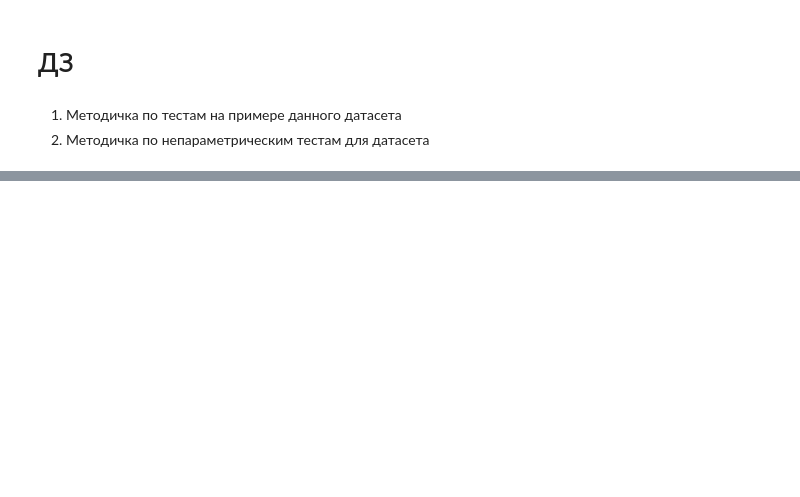
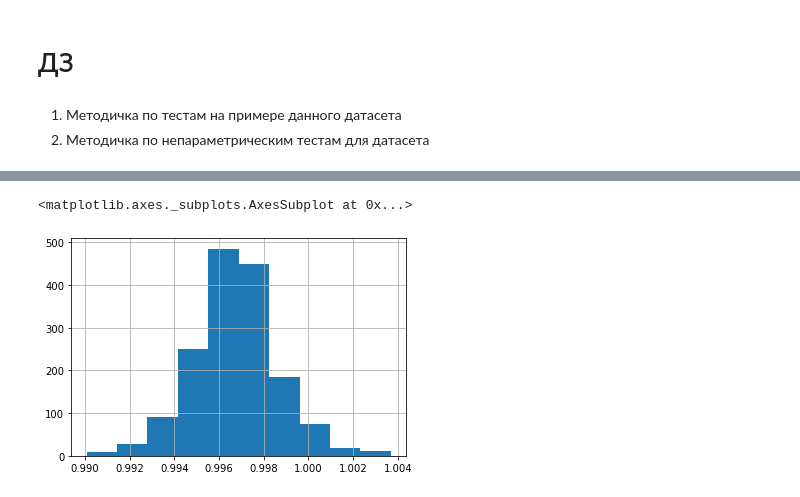
Before and after one commit to IvanZhar/data_lern, a Jupyter notebook: dataset_learning.ipynb, the cells around one changed output, grey strips where cells are left out. Drawn from its saved outputs; the diff is of its cells as text; code cells hidden in the pictures; blank space fills up the shorter version.

```diff
--- a/dataset_learning.ipynb
+++ b/dataset_learning.ipynb
@@ -126,0 +162,5 @@ ShapiroResult(statistic=0.9987866878509521, pvalue=0.7462266087532043)
+# %%
+wine_df['density'].hist()
+# %% [output]
+<matplotlib.axes._subplots.AxesSubplot at 0x...>
+[figure, added]
```
Also changed, not shown: parts of 24 cells of this notebook, 1 other file.
